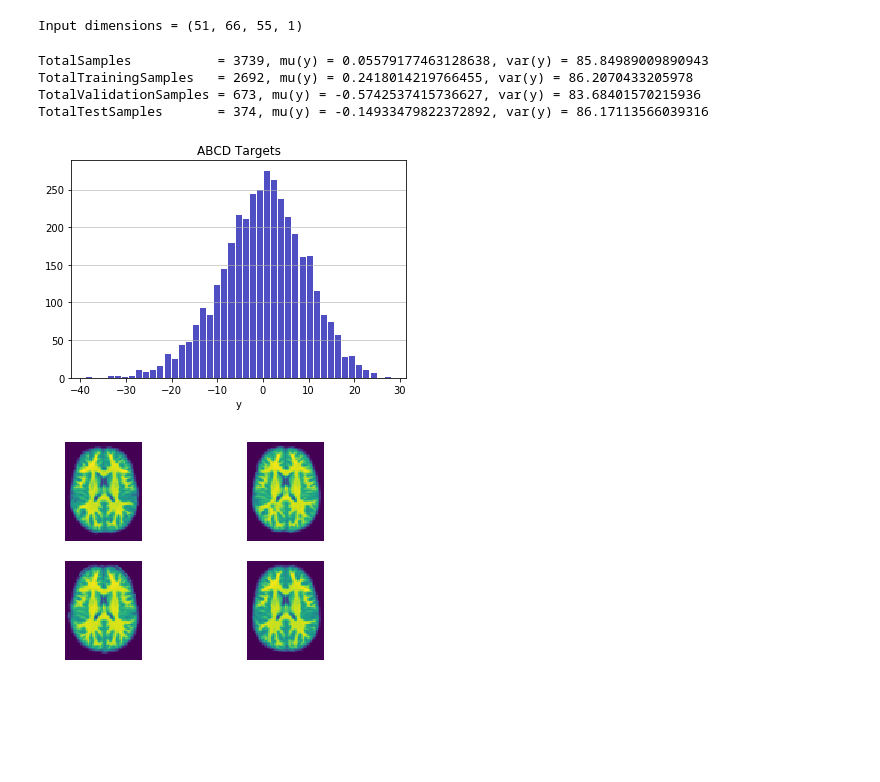
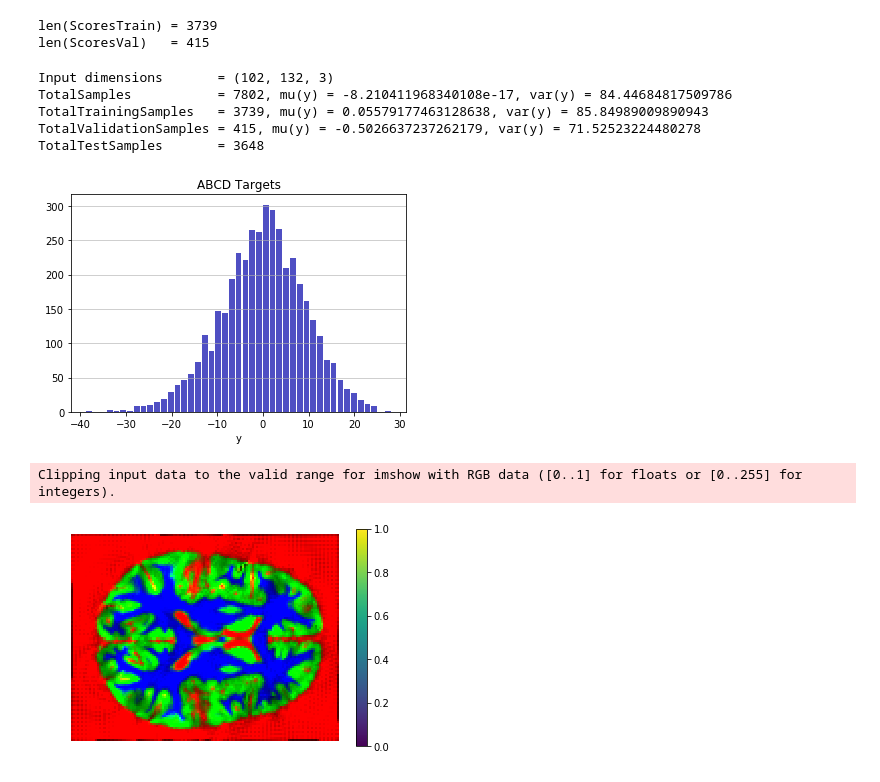
Before and after one commit to brudfors/CNN-Regression-ABCD, a Jupyter notebook: Python/CNN_Regression_ABCD.ipynb, the cells around one changed output. Saved outputs shown, nothing was run; the diff lists cells and outputs as text; code cells hidden in the pictures; blank space fills up the shorter version.

```diff
--- a/Python/CNN_Regression_ABCD.ipynb
+++ b/Python/CNN_Regression_ABCD.ipynb
@@ -50,43 +45,50 @@ Scores = lib.get_abcd_scores(PthScores)
-# %%
-# Get training data (X,y)
-
-if DataType   == 'wi':
-    X,y,Shape = lib.get_abcd_training_data_img(DirData,Scores)
-elif DataType == 'wc' or DataType == 'mwc':
-    X,y,Shape = lib.get_abcd_training_data_seg(DirData,Scores)
-
-print('Input dimensions = ' + str(Shape))
-# %% [output]
-Input dimensions = (51, 66, 55, 1)
+# %%
+# Get ABCD targets (IQ scores)
+
+ScoresTrain = lib.get_abcd_scores(PthTrainScr)
+ScoresVal   = lib.get_abcd_scores(PthValScr)
+
+print('len(ScoresTrain) = ' + str(len(ScoresTrain)))
+print('len(ScoresVal)   = ' + str(len(ScoresVal)))
+# %% [output]
+len(ScoresTrain) = 3739
+len(ScoresVal)   = 415
 # %%
-# Split into train, validation and test sets
+# Get training data (X,y)
 
-X_train, X_test,  y_train, y_test  = train_test_split(X,       y,       test_size=TestSize)
-X_train, X_valid, y_train, y_valid = train_test_split(X_train, y_train, test_size=ValidSize)
+X_train, X_valid, X_test, y_train, y_valid, Shape  = lib.X_split_abcd(DirData,ScoresTrain,ScoresVal,Do2D)
 
-TotalSamples           = len(X)
+y = np.concatenate((y_train,y_valid))
+
+# Some output
+print('Input dimensions       = ' + str(Shape))
+
 TotalTrainingSamples   = len(X_train)
 TotalValidationSamples = len(X_valid)
 TotalTestSamples       = len(X_test)
+TotalSamples           = TotalTrainingSamples + TotalValidationSamples + TotalTestSamples
 
-print('TotalSamples           = ' + str(TotalSamples) + ', mu(y) = ' + str(np.mean(np.array(y).astype(np.float)))  + ', var(y) = ' + str(np.var(np.array(y).astype(np.float))))
-print('TotalTrainingSamples   = ' + str(TotalTrainingSamples) + ', mu(y) = ' + str(np.mean(np.array(y_train).astype(np.float)))  + ', var(y) = ' + str(np.var(np.array(y_train).astype(np.float))))
-print('TotalValidationSamples = ' + str(TotalValidationSamples) + ', mu(y) = ' + str(np.mean(np.array(y_valid).astype(np.float)))  + ', var(y) = ' + str(np.var(np.array(y_valid).astype(np.float))))
-print('TotalTestSamples       = ' + str(TotalTestSamples) + ', mu(y) = ' + str(np.mean(np.array(y_test).astype(np.float)))  + ', var(y) = ' + str(np.var(np.array(y_test).astype(np.float))))
+print('TotalSamples           = ' + str(TotalSamples) + ', mu(y) = ' + str(np.mean(y))  + ', var(y) = ' + str(np.var(y)))
+print('TotalTrainingSamples   = ' + str(TotalTrainingSamples) + ', mu(y) = ' + str(np.mean(y_train))  + ', var(y) = ' + str(np.var(y_train)))
+print('TotalValidationSamples = ' + str(TotalValidationSamples) + ', mu(y) = ' + str(np.mean(y_valid))  + ', var(y) = ' + str(np.var(y_valid)))
+print('TotalTestSamples       = ' + str(TotalTestSamples))
 
-lib.plot_histogram(np.array(y).astype(np.float))
+lib.plot_histogram(y)
 # %% [output]
-TotalSamples           = 3739, mu(y) = 0.05579177463128638, var(y) = 85.84989009890943
-TotalTrainingSamples   = 2692, mu(y) = 0.2418014219766455, var(y) = 86.2070433205978
-TotalValidationSamples = 673, mu(y) = -0.5742537415736627, var(y) = 83.68401570215936
-TotalTestSamples       = 374, mu(y) = -0.14933479822372892, var(y) = 86.17113566039316
+Input dimensions       = (102, 132, 3)
+TotalSamples           = 7802, mu(y) = -8.210411968340108e-17, var(y) = 84.44684817509786
+TotalTrainingSamples   = 3739, mu(y) = 0.05579177463128638, var(y) = 85.84989009890943
+TotalValidationSamples = 415, mu(y) = -0.5026637237262179, var(y) = 71.52523224480278
+TotalTestSamples       = 3648
-[figure, old version]
+[figure, new version]
 # %%
-# Show a few training samples
+# Look at a training sample
 
-lib.imshow(X_train,Shape,np.arange(4))
+ix = 0
+lib.imshow(X_train[ix],Shape)
 # %% [output]
+Clipping input data to the valid range for imshow with RGB data ([0..1] for floats or [0..255] for integers).
-[figure, old version]
+[figure, new version]
 # %%
 # Look at filenames and scores. To make sure that training data is OK, by comparing
 # with what is in the .csv file (PthScores)
```
Also changed, not shown: parts of 13 cells of this notebook, 6 other files.
